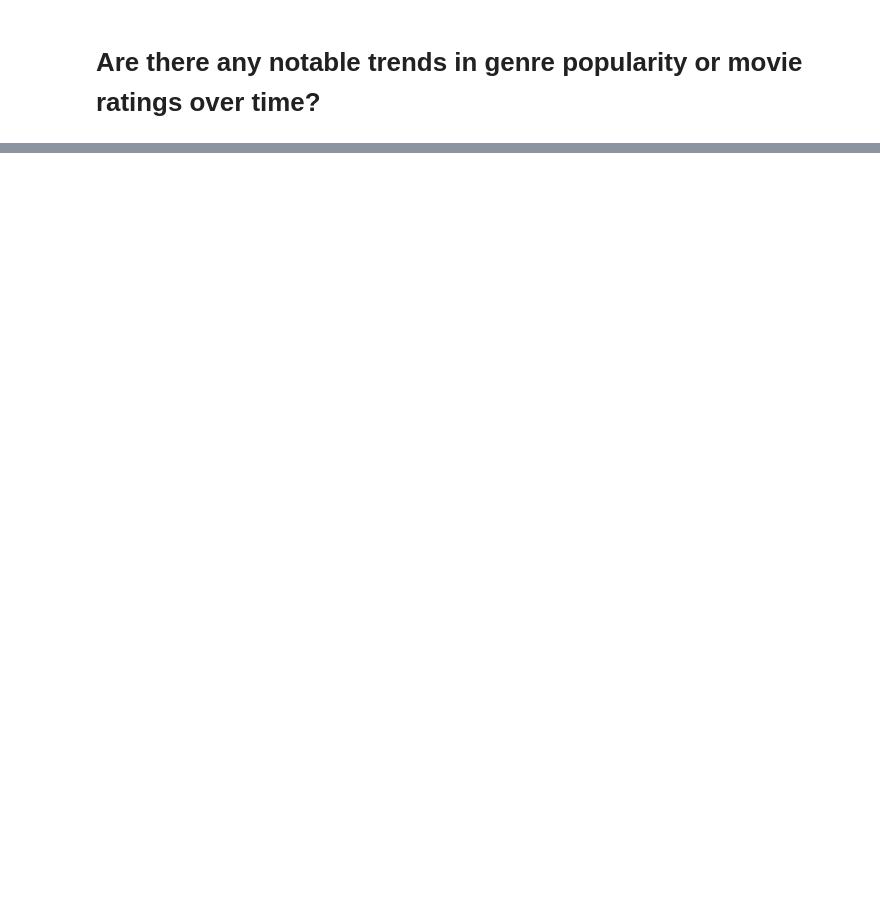
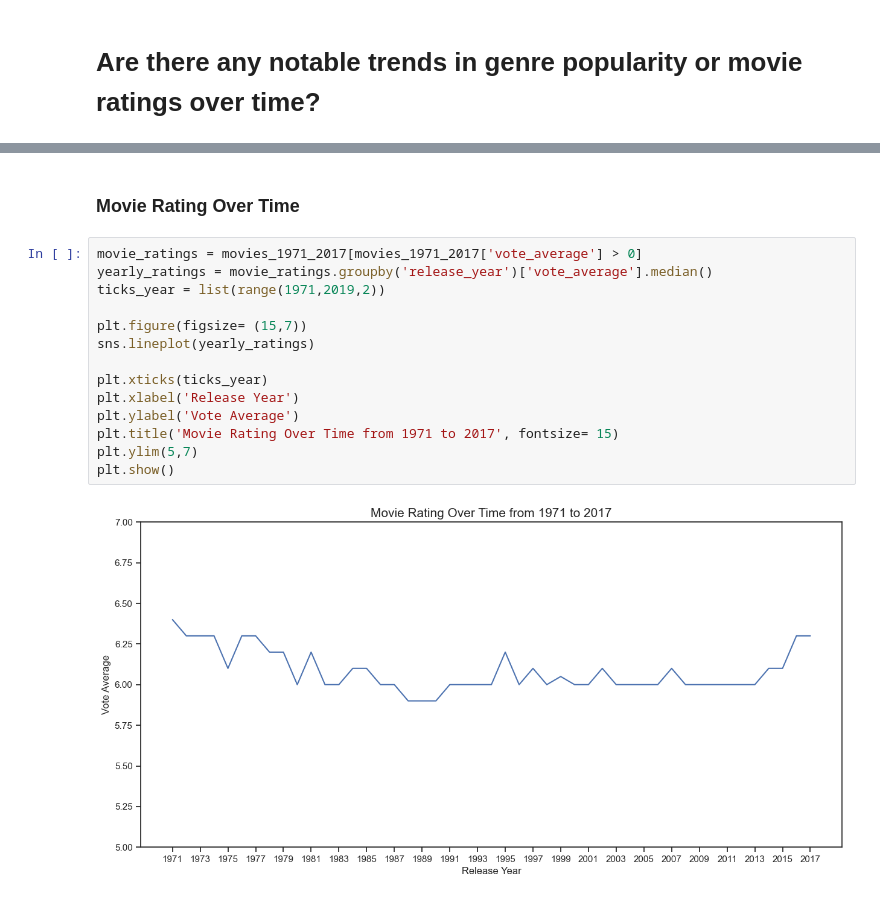
Before and after one commit to Jamil1016/Python_Project_Movie_Analysis, a Jupyter notebook: 1_Analysis/5_Genres_Ratings_Over_Time.ipynb, the cells around one changed output, grey strips where cells are left out. Cells and saved outputs as stored; diff of their text form; blank space fills up the shorter version.

```diff
--- a/1_Analysis/5_Genres_Ratings_Over_Time.ipynb
+++ b/1_Analysis/5_Genres_Ratings_Over_Time.ipynb
@@ -56,0 +63,18 @@ for genre in top5_genres:
+# %% [markdown]
+### Movie Rating Over Time
+# %%
+movie_ratings = movies_1971_2017[movies_1971_2017['vote_average'] > 0]
+yearly_ratings = movie_ratings.groupby('release_year')['vote_average'].median()
+ticks_year = list(range(1971,2019,2))
+
+plt.figure(figsize= (15,7))
+sns.lineplot(yearly_ratings)
+
+plt.xticks(ticks_year)
+plt.xlabel('Release Year')
+plt.ylabel('Vote Average')
+plt.title('Movie Rating Over Time from 1971 to 2017', fontsize= 15)
+plt.ylim(5,7)
+plt.show()
+# %% [output]
+[figure, added]
```
Also changed, not shown: parts of 3 cells of this notebook, 6 other files.
